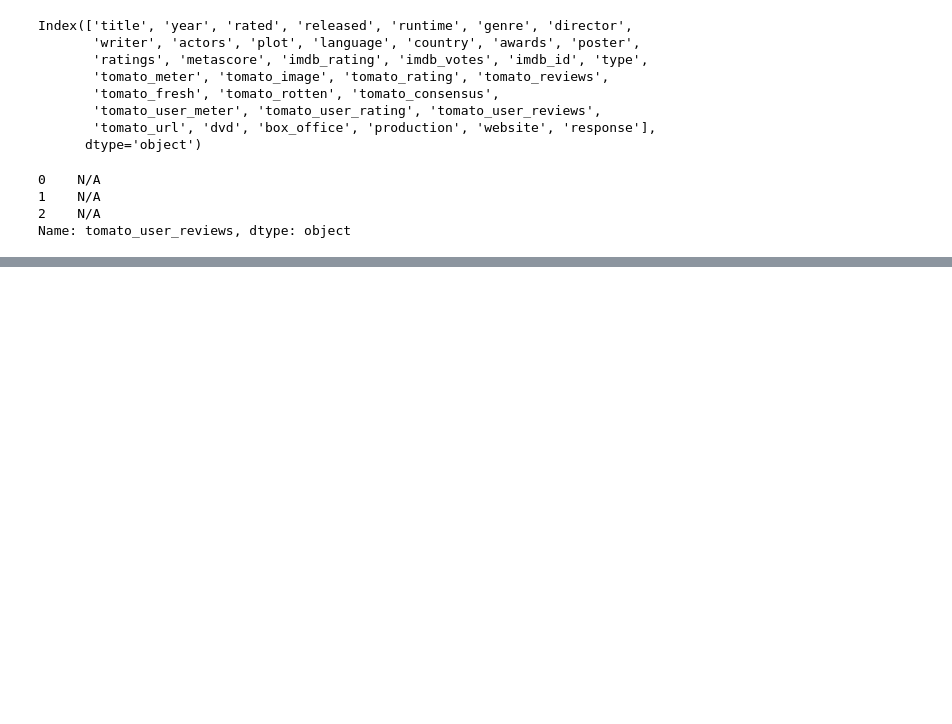
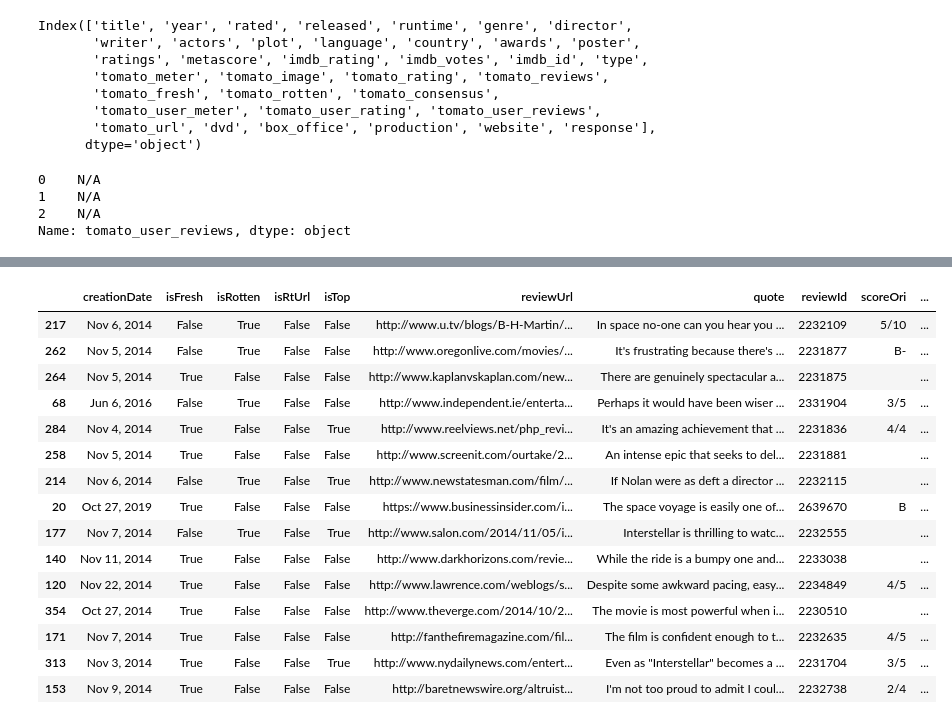
Before and after one commit to dmunger27/Movies_Plots_Analysis, a Jupyter notebook: notebooks/Data API from OMDB.ipynb, the cells around one changed output, grey strips where cells are left out. Drawn from its saved outputs; the diff is of its cells as text; code cells hidden in the pictures; blank space fills up the shorter version.

Commit message:
started scraping data

```diff
--- a/notebooks/Data API from OMDB.ipynb
+++ b/notebooks/Data API from OMDB.ipynb
@@ -45,3 +74,58 @@ Name: tomato_user_reviews, dtype: object
+# %%
+s = requests.Session()
+
+def get_reviews(url):
+    r = requests.get(url)
+    movie_id = re.findall(r'(?<=movieId":")(.*)(?=","type)',r.text)[0]
+
+    api_url = f"https://www.rottentomatoes.com/napi/movie/{movie_id}/criticsReviews/all"
+    #use reviews/userfor user reviews
+    # use criticsReviews/all for critics reviews
+
+    payload = {
+        'direction': 'next',
+        'endCursor': '',
+        'startCursor': '',
+    }
+
+    review_data = []
+
+    while True:
+        r = s.get(api_url, params=payload)
+        data = r.json()
+
+        if not data['pageInfo']['hasNextPage']:
+            break
+
+        payload['endCursor'] = data['pageInfo']['endCursor']
+        payload['startCursor'] = data['pageInfo']['startCursor'] if data['pageInfo'].get('startCursor') else ''
+
+        review_data.extend(data['reviews'])
+        time.sleep(1)
+
+    return review_data
+
+data = get_reviews('https://www.rottentomatoes.com/m/interstellar_2014/reviews')
+df = pd.json_normalize(data)
+# %%
+df.sample(15)
+# %% [output]
+|  | creationDate | isFresh | isRotten | isRtUrl | isTop | reviewUrl | quote | reviewId | scoreOri | ... |
+| 217 | Nov 6, 2014 | False | True | False | False | http://www.u.tv/blogs/B-H-Martin/... | In space no-one can you hear you ... | 2232109 | 5/10 | ... |
+| 262 | Nov 5, 2014 | False | True | False | False | http://www.oregonlive.com/movies/... | It's frustrating because there's ... | 2231877 | B- | ... |
+| 264 | Nov 5, 2014 | True | False | False | False | http://www.kaplanvskaplan.com/new... | There are genuinely spectacular a... | 2231875 |  | ... |
+| 68 | Jun 6, 2016 | False | True | False | False | http://www.independent.ie/enterta... | Perhaps it would have been wiser ... | 2331904 | 3/5 | ... |
+| 284 | Nov 4, 2014 | True | False | False | True | http://www.reelviews.net/php_revi... | It's an amazing achievement that ... | 2231836 | 4/4 | ... |
+| 258 | Nov 5, 2014 | True | False | False | False | http://www.screenit.com/ourtake/2... | An intense epic that seeks to del... | 2231881 |  | ... |
+| 214 | Nov 6, 2014 | False | True | False | True | http://www.newstatesman.com/film/... | If Nolan were as deft a director ... | 2232115 |  | ... |
+| 20 | Oct 27, 2019 | True | False | False | False | https://www.businessinsider.com/i... | The space voyage is easily one of... | 2639670 | B | ... |
+| 177 | Nov 7, 2014 | False | True | False | True | http://www.salon.com/2014/11/05/i... | Interstellar is thrilling to watc... | 2232555 |  | ... |
+| 140 | Nov 11, 2014 | True | False | False | False | http://www.darkhorizons.com/revie... | While the ride is a bumpy one and... | 2233038 |  | ... |
+| 120 | Nov 22, 2014 | True | False | False | False | http://www.lawrence.com/weblogs/s... | Despite some awkward pacing, easy... | 2234849 | 4/5 | ... |
+| 354 | Oct 27, 2014 | True | False | False | False | http://www.theverge.com/2014/10/2... | The movie is most powerful when i... | 2230510 |  | ... |
+| 171 | Nov 7, 2014 | True | False | False | False | http://fanthefiremagazine.com/fil... | The film is confident enough to t... | 2232635 | 4/5 | ... |
+| 313 | Nov 3, 2014 | True | False | False | True | http://www.nydailynews.com/entert... | Even as "Interstellar" becomes a ... | 2231704 | 3/5 | ... |
+| 153 | Nov 9, 2014 | True | False | False | False | http://baretnewswire.org/altruist... | I'm not too proud to admit I coul... | 2232738 | 2/4 | ... |
 # %% [markdown]
 <a style='text-decoration:none;line-height:16px;display:flex;color:#5B5B62;padding:10px;justify-content:end;' href='https://deepnote.com?utm_source=created-in-deepnote-cell&projectId=53ef1faa-b7a9-4637-b54c-3b067e58670d' target="_blank">
 <img alt='Created in deepnote.com' style='display:inline;max-height:16px;margin:0px;margin-right:7.5px;' src='embedded-picture-1' > </img>
```
Also changed, not shown: parts of 4 cells of this notebook, 1 other file.
